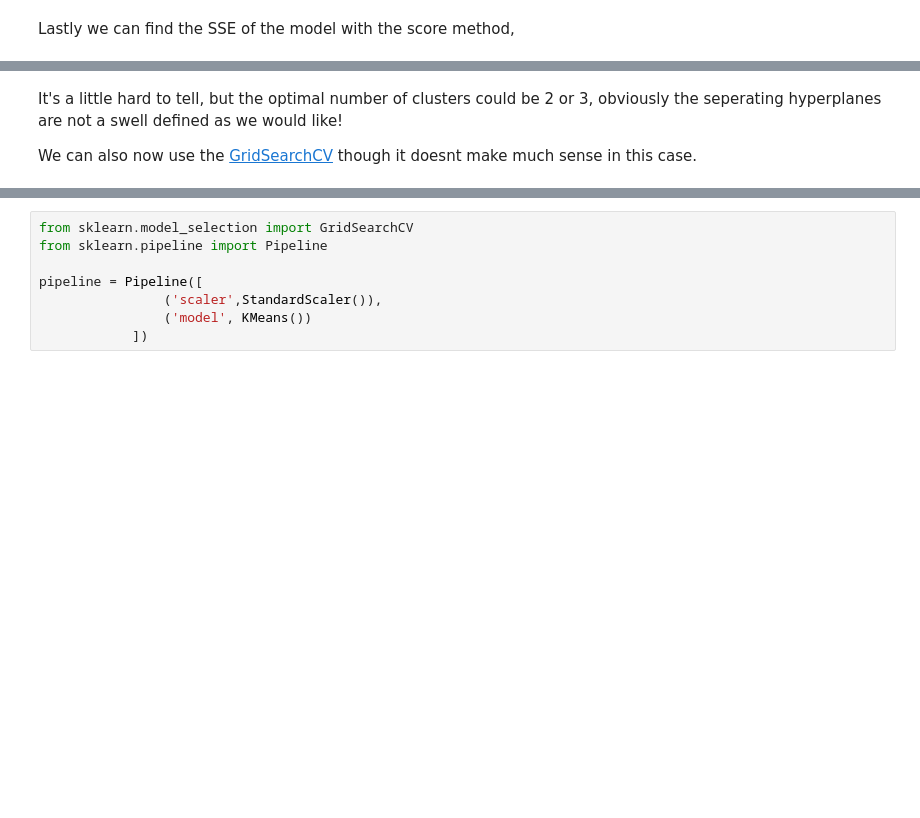
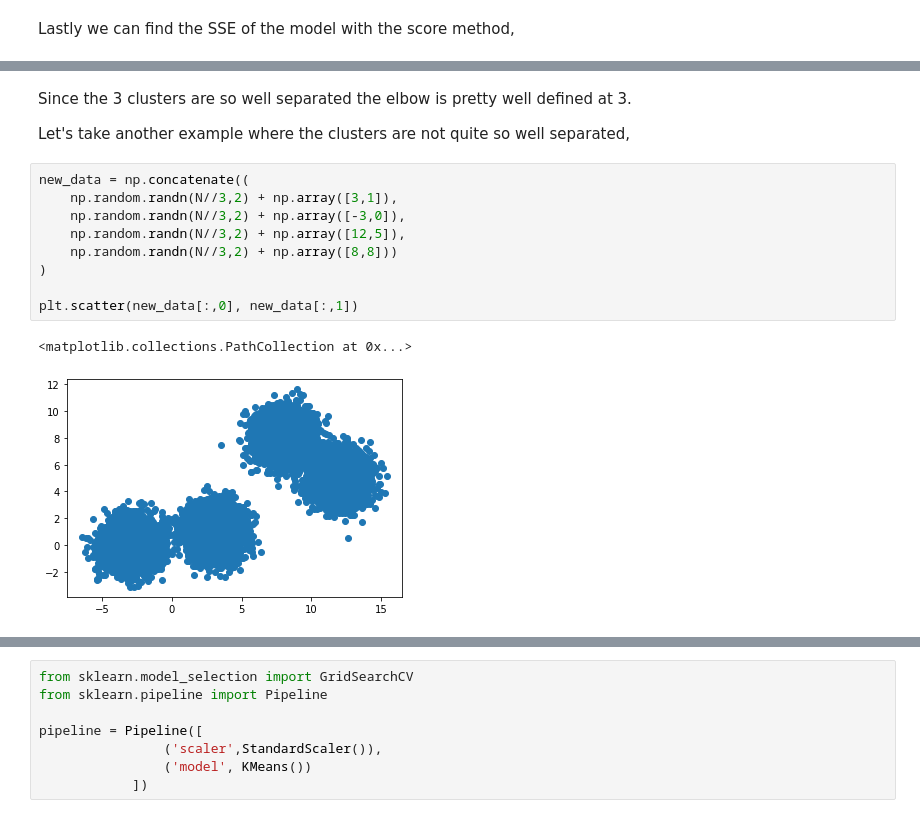
Before and after one commit to mdh266/KMeans, a Jupyter notebook: kmeans.ipynb, the cells around one changed output, grey strips where cells are left out. Drawn from its saved outputs; the diff is of its cells as text; blank space fills up the shorter version.

```diff
--- a/kmeans.ipynb
+++ b/kmeans.ipynb
@@ -460,4 +478,16 @@ plt.plot(range(1,7), scores)
 # %% [markdown]
-It's a little hard to tell, but the optimal number of clusters could be 2 or 3, obviously the seperating hyperplanes are not a swell defined as we would like!
+Since the 3 clusters are so well separated the elbow is pretty well defined at 3.
 
-We can also now use the [GridSearchCV](https://scikit-learn.org/stable/modules/generated/sklearn.model_selection.GridSearchCV.html#sklearn.model_selection.GridSearchCV) though it doesnt make much sense in this case.
+Let's take another example where the clusters are not quite so well separated,
+# %%
+new_data = np.concatenate((
+    np.random.randn(N//3,2) + np.array([3,1]),
+    np.random.randn(N//3,2) + np.array([-3,0]),
+    np.random.randn(N//3,2) + np.array([12,5]),
+    np.random.randn(N//3,2) + np.array([8,8]))
+)
+
+plt.scatter(new_data[:,0], new_data[:,1])
+# %% [output]
+<matplotlib.collections.PathCollection at 0x...>
+[figure, added]
```
Also changed, not shown: parts of 56 cells of this notebook.
